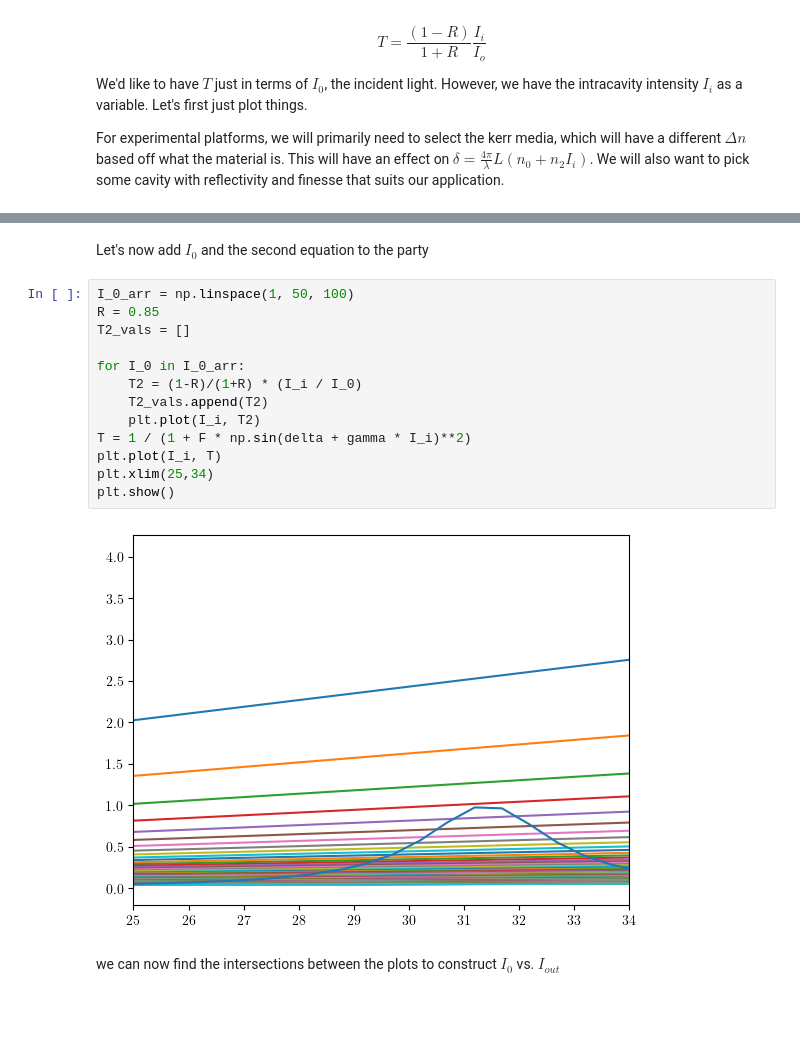
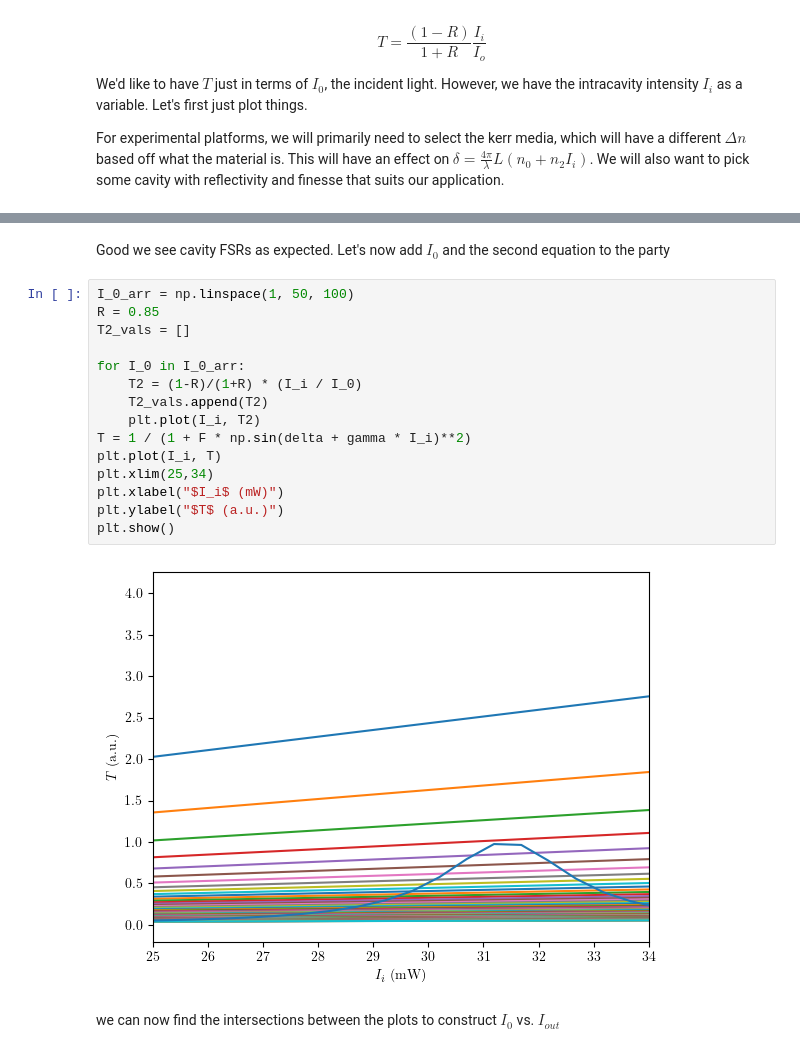
Before and after one commit to tyxiang0530/CavityNLONN, a Jupyter notebook: PreliminaryTheory.ipynb, the cells around one changed output, grey strips where cells are left out. Saved outputs shown, nothing was run; the diff lists cells and outputs as text; blank space fills up the shorter version.

```diff
--- a/PreliminaryTheory.ipynb
+++ b/PreliminaryTheory.ipynb
@@ -218,19 +220,21 @@ plt.plot(I_i, T)
 # %% [markdown]
-Let's now add $I_0$ and the second equation to the party
+Good we see cavity FSRs as expected. Let's now add $I_0$ and the second equation to the party
 # %%
 I_0_arr = np.linspace(1, 50, 100)
 R = 0.85
 T2_vals = []
 
 for I_0 in I_0_arr:
     T2 = (1-R)/(1+R) * (I_i / I_0)
     T2_vals.append(T2)
     plt.plot(I_i, T2)
 T = 1 / (1 + F * np.sin(delta + gamma * I_i)**2)
 plt.plot(I_i, T)
 plt.xlim(25,34)
+plt.xlabel("$I_i$ (mW)")
+plt.ylabel("$T$ (a.u.)")
 plt.show()
 # %% [output]
-[figure, old version]
+[figure, new version]
 # %% [markdown]
 we can now find the intersections between the plots to construct $I_0$ vs. $I_{out}$
```
Also changed, not shown: parts of 1 cell of this notebook.
